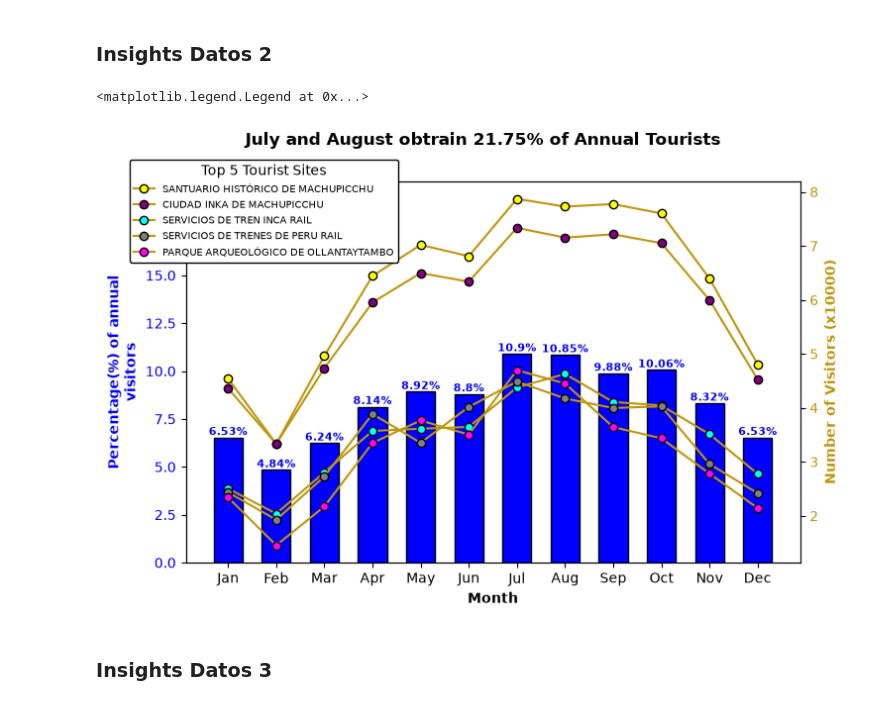
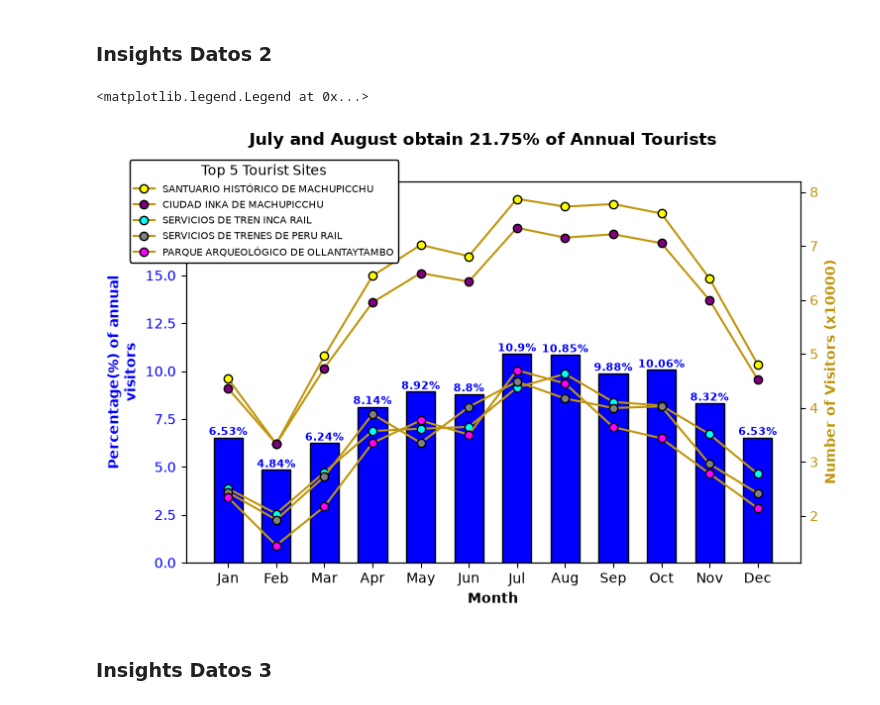
Before and after one commit to jp21bp/PeruTur_EN, a Jupyter notebook: insights.ipynb, the cells around one changed output. Drawn from its saved outputs; the diff is of its cells as text; code cells hidden in the pictures.

```diff
--- a/insights.ipynb
+++ b/insights.ipynb
@@ -343,35 +343,35 @@ for i in range(len(top_X_sitios)):
         color = "#c0960cff",
         marker='o',
         # markerfacecolor="#9f09da",
         markerfacecolor = colores[i],
         markeredgecolor='black'
     )
 
 
 #### Configuracion finales
 ### Bargraph
 ax1.set_ylim(0, max(df_mn['PORCENTAJE'])+ 9)
 ax1.set_ylabel('Percentage(%) of annual\nvisitors', color="blue", fontweight='bold')
 ax1.tick_params(axis='y', labelcolor='blue')
 ax1.set_xlabel('Month', fontweight='bold')
 ## Line graph
 ax2.set_ylabel(f'Number of Visitors (x{exp})', color="#c0960cff", fontweight='bold')
 ax2.tick_params(axis='y', labelcolor="#c0960cff")
 ## General
-fig.suptitle('July and August obtrain 21.75% of Annual Tourists', fontweight='bold')
+fig.suptitle('July and August obtain 21.75% of Annual Tourists', fontweight='bold')
 ax1.set_xticks(x)
 ax1.set_xticklabels(meses_nom)
 ax2.legend(
     bbox_to_anchor =(-0.1, 1.07),
     fontsize=7.5,
     title=f'Top {top_X} Tourist Sites',
     loc='upper left',
     edgecolor='black',
     framealpha=1.0
 )
 # %% [output]
 <matplotlib.legend.Legend at 0x...>
-[figure, old version]
+[figure, new version]
 # %% [markdown]
 ### Insights Datos 3
 # %%
```
Also changed, not shown: 3 other files.
